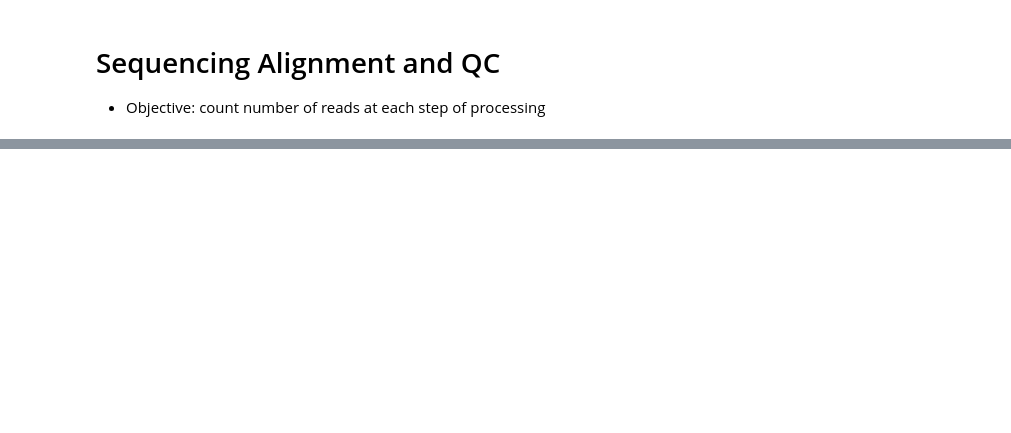
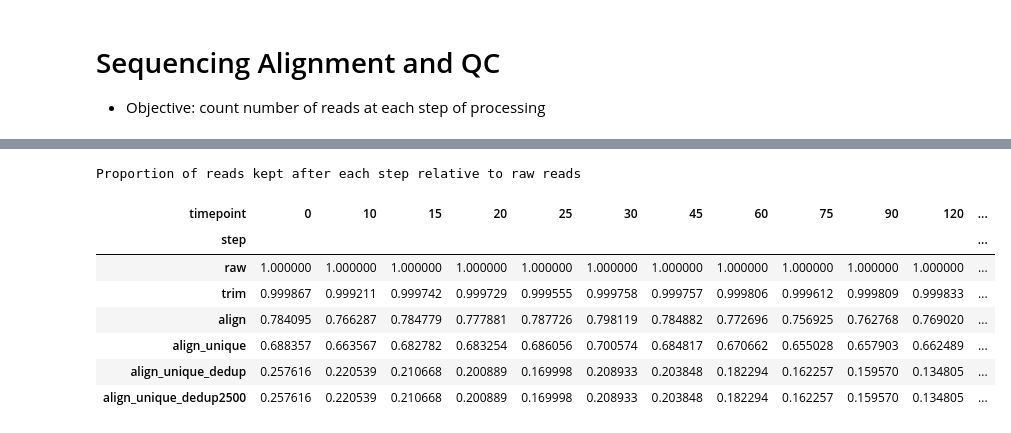
Before and after one commit to bentyeh/guttman-lab_splicing-kinetics, a Jupyter notebook: notebooks/alignment.ipynb, the cells around one changed output, grey strips where cells are left out. Drawn from its saved outputs; the diff is of its cells as text; code cells hidden in the pictures; blank space fills up the shorter version.

```diff
--- a/notebooks/alignment.ipynb
+++ b/notebooks/alignment.ipynb
@@ -177,0 +249,13 @@ display(HTML(result_mview))
+# %%
+print('Proportion of reads kept after each step relative to raw reads')
+display(df_props_raw_wide)
+# %% [output]
+Proportion of reads kept after each step relative to raw reads
+| timepoint | 0 | 10 | 15 | 20 | 25 | 30 | 45 | 60 | 75 | 90 | 120 | ... |
+| step |  |  |  |  |  |  |  |  |  |  |  | ... |
+| raw | 1.000000 | 1.000000 | 1.000000 | 1.000000 | 1.000000 | 1.000000 | 1.000000 | 1.000000 | 1.000000 | 1.000000 | 1.000000 | ... |
+| trim | 0.999867 | 0.999211 | 0.999742 | 0.999729 | 0.999555 | 0.999758 | 0.999757 | 0.999806 | 0.999612 | 0.999809 | 0.999833 | ... |
+| align | 0.784095 | 0.766287 | 0.784779 | 0.777881 | 0.787726 | 0.798119 | 0.784882 | 0.772696 | 0.756925 | 0.762768 | 0.769020 | ... |
+| align_unique | 0.688357 | 0.663567 | 0.682782 | 0.683254 | 0.686056 | 0.700574 | 0.684817 | 0.670662 | 0.655028 | 0.657903 | 0.662489 | ... |
+| align_unique_dedup | 0.257616 | 0.220539 | 0.210668 | 0.200889 | 0.169998 | 0.208933 | 0.203848 | 0.182294 | 0.162257 | 0.159570 | 0.134805 | ... |
+| align_unique_dedup2500 | 0.257616 | 0.220539 | 0.210668 | 0.200889 | 0.169998 | 0.208933 | 0.203848 | 0.182294 | 0.162257 | 0.159570 | 0.134805 | ... |
```
Also changed, not shown: parts of 15 cells of this notebook, 12 other files.
